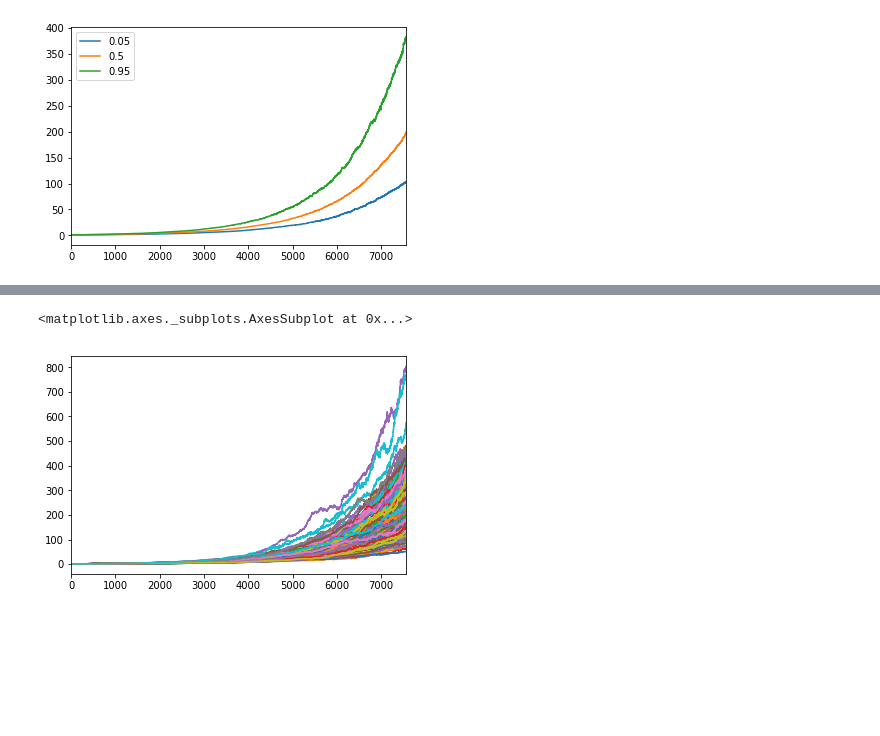
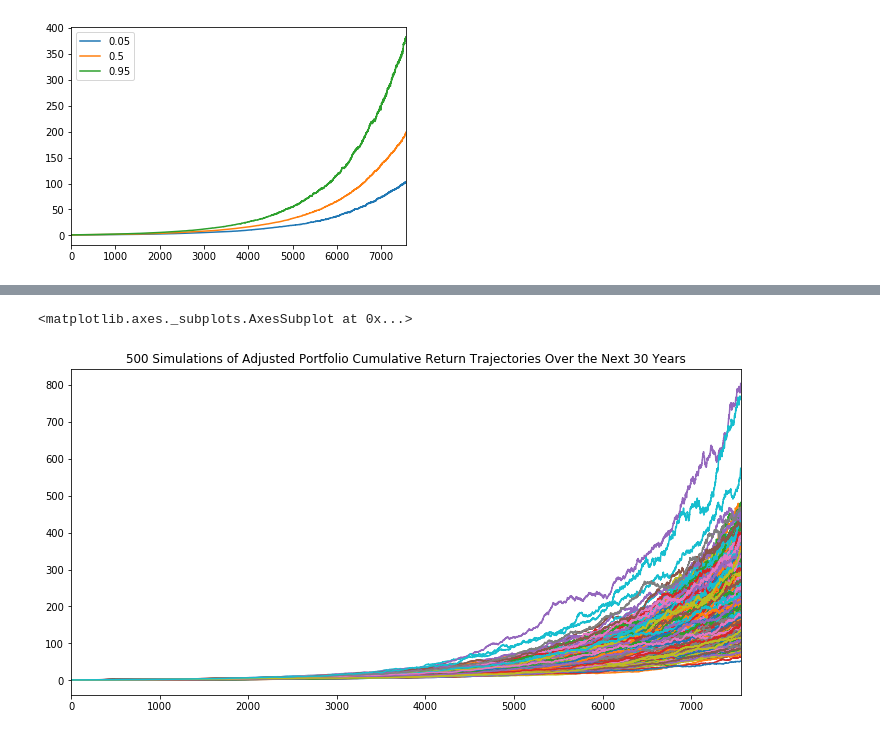
Before and after one commit to SWesterburger/APIs-homework, a Jupyter notebook: Starter_Code/portfolio_planner.ipynb, the cells around one changed output, grey strips where cells are left out. Saved outputs shown, nothing was run; the diff lists cells and outputs as text; code cells hidden in the pictures; blank space fills up the shorter version.

```diff
--- a/Starter_Code/portfolio_planner.ipynb
+++ b/Starter_Code/portfolio_planner.ipynb
@@ -401,6 +417,7 @@ portfolio_cumulative_returns.head(11)
 11 rows × 500 columns
-# %%
-portfolio_cumulative_returns.plot(legend=False)
-# %% [output]
-<matplotlib.axes._subplots.AxesSubplot at 0x...>
-[figure, removed]
+# %%
+plot_title= f"{x+1} Simulations of Adjusted Portfolio Cumulative Return Trajectories Over the Next 30 Years"
+portfolio_cumulative_returns.plot(legend=False, title=plot_title, figsize=(12, 6))
+# %% [output]
+<matplotlib.axes._subplots.AxesSubplot at 0x...>
+[figure, added]
```
Also changed, not shown: parts of 18 cells of this notebook.
